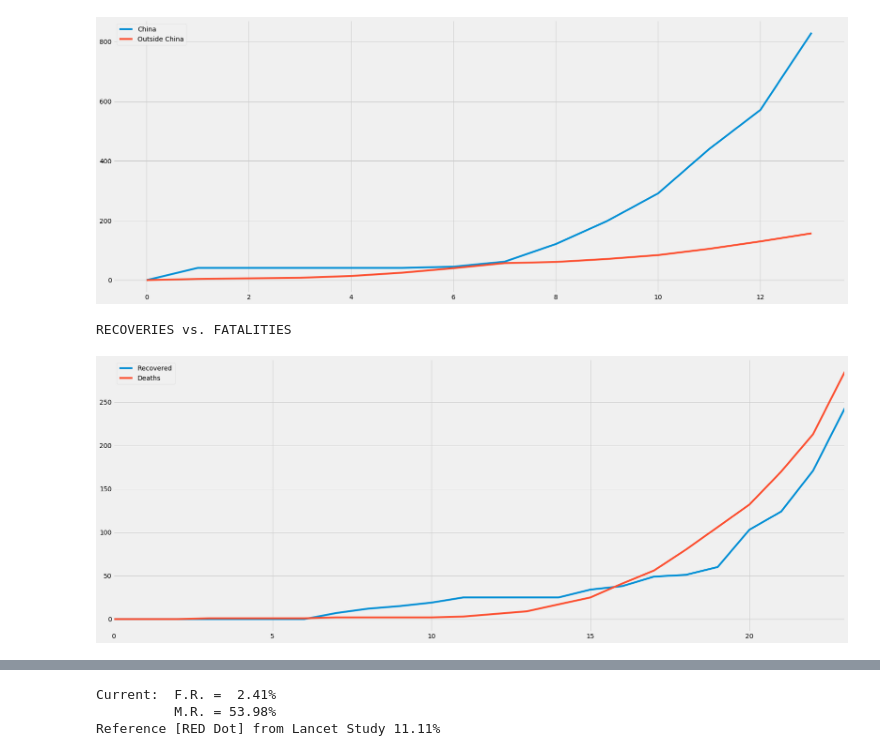
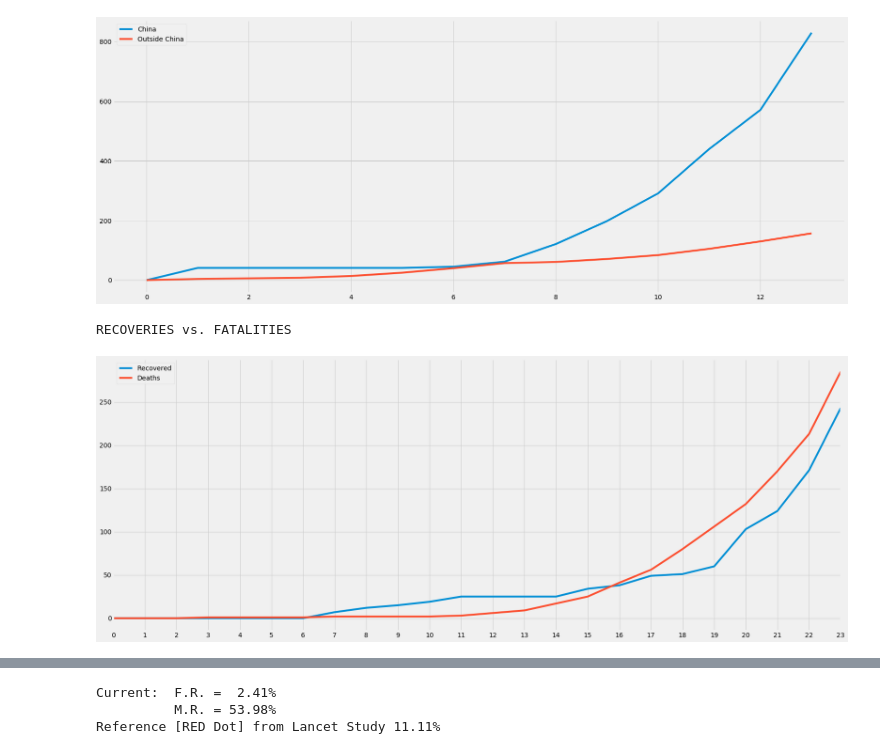
Before and after one commit to smtexas99/ncov19, a Jupyter notebook: ncov2019.ipynb, the cells around one changed output, grey strips where cells are left out. Drawn from its saved outputs; the diff is of its cells as text; code cells hidden in the pictures.

```diff
--- a/ncov2019.ipynb
+++ b/ncov2019.ipynb
@@ -46,7 +43,7 @@ df_xls=pd.read_excel(r'Corona.xlsx')
 # %%
 # df_xls=df_xls[:22]
 # %%
-rcParams['figure.figsize'] = 25,10
-df_xls.plot()
+rcParams['figure.figsize'] = 25,17
+df_xls.plot(xticks=df.index)
 # %% [output]
 <matplotlib.axes._subplots.AxesSubplot at 0x...>
@@ -91,14 +87,14 @@ CONFIRMED CASES - Comparison
 # %%
 df_d = df['Deaths']
 df_r = df['Recovered']
 print('RECOVERIES vs. FATALITIES')
-df_r.plot()
-df_d.plot()
+df_r.plot(xticks=df.index)
+df_d.plot(xticks=df.index)
 plt.legend()
 plt.show()
 # %% [output]
 RECOVERIES vs. FATALITIES
-[figure, old version]
+[figure, new version]
 # %%
 def exponential_fit(x, a, b, c):
     return a*np.exp(b*x) + c
```
Also changed, not shown: parts of 18 cells of this notebook.
